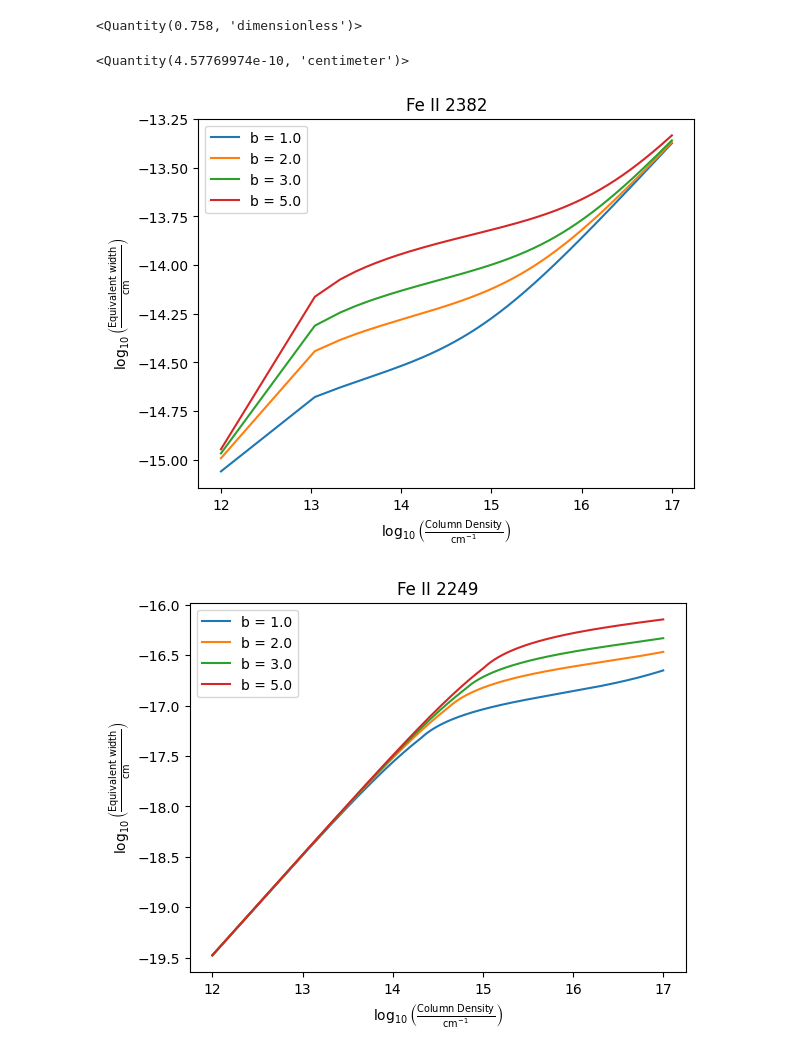
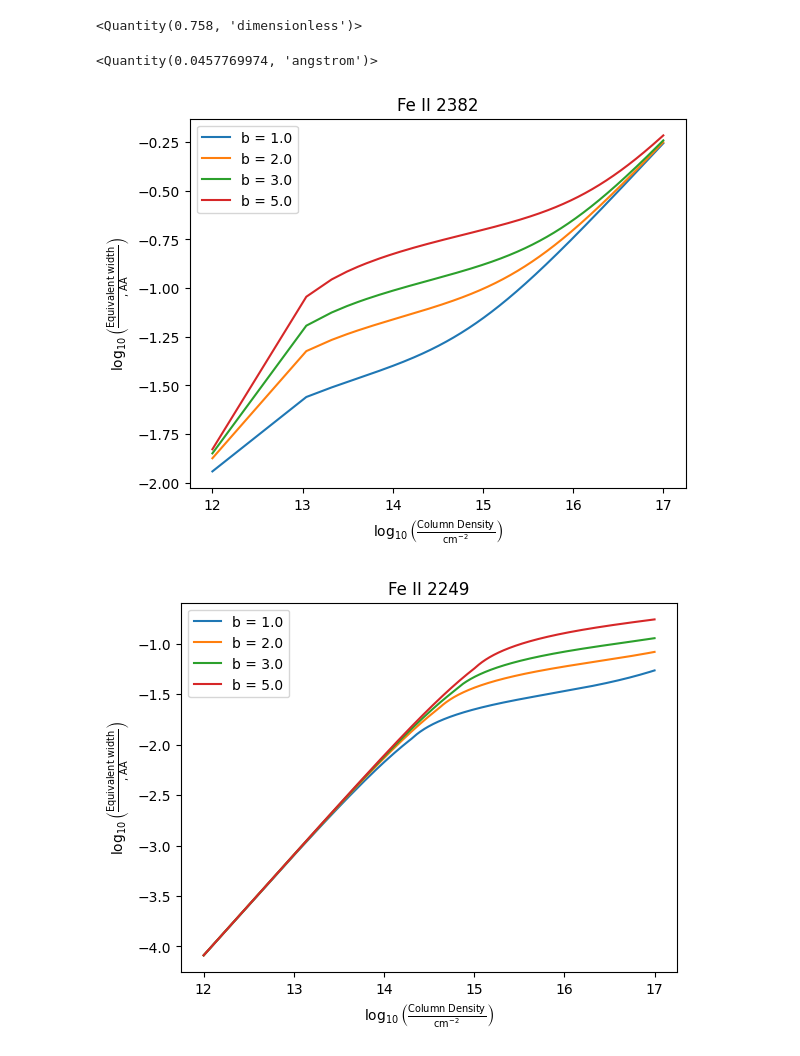
Before and after one commit to aryana-haghjoo/ISM_assignments, a Jupyter notebook: HWW4.ipynb, the cells around one changed output. Drawn from its saved outputs; the diff is of its cells as text; code cells hidden in the pictures.

Commit message:
fixed the units to A

```diff
--- a/HWW4.ipynb
+++ b/HWW4.ipynb
@@ -66,7 +66,7 @@ def calculate_W(b, c, tau_0, gamma_lu, lambda_lu):
     c = c.to('km/s')
     tau_0 = tau_0.to('dimensionless')
     gamma_lu = gamma_lu.to('1/s')
-    lambda_lu = lambda_lu.to('km') #since in the calculation, the unit should be omiited with c units, which is km/s
+    lambda_lu = lambda_lu.to('km') #since in calculating the second clause, wavelength unit should be omiited with c and gamma units, which are in km/s and 1/s respectively
 
     if tau_0 < 1.25393:
         # Calculate W for tau_0 < 1.25393
@@ -78,14 +78,14 @@ def calculate_W(b, c, tau_0, gamma_lu, lambda_lu):
         W = sqrt(term1 + term2) #dimensionless W
 
     W_lambda = W * lambda_lu #W in wavelength units
-    W_lambda = W_lambda.to('cm')  # Convert W to cm units
+    W_lambda = W_lambda.to('angstrom')  # Convert W to angstrom units
 
-    return W_lambda  # Returns W in cm units
+    return W_lambda  # Returns W in angstrom units
 
 # Example usage:
 calculate_W(b=15*ureg('km/s'), c=3e5*ureg('km/s'), tau_0=0.5*ureg('dimensionless'), gamma_lu=1e8*ureg('1/s'), lambda_lu=1215.7*ureg('angstrom'))
 # %% [output]
-<Quantity(4.57769974e-10, 'centimeter')>
+<Quantity(0.0457769974, 'angstrom')>
 # %%
 def width_array(b, N, f, wavelength, gamma):
     """
@@ -124,33 +124,30 @@ width_F_1 = width_array(b, N_Fe, f[0], wavelength[0], gamma[0])
 width_F_2 = width_array(b, N_Fe, f[1], wavelength[1], gamma[1])
 width_C = width_array(b, N_C, f[2], wavelength[2], gamma[2])
 # %%
-def plot_curve_of_growth(N, b, width, f, wavelength, titles, counter):
+def plot_curve_of_growth(N, b, width, titles, counter):
     N = N.magnitude
     b = b.magnitude
-    f= f.magnitude
-    wavelength = wavelength.to('cm')
-    wavelength = wavelength.magnitude
+
 
     plt.figure()
     for i in range(len(b)):
         width_array = width[:, i]
-        plt.plot(np.log10(N), np.log10(width_array*f*wavelength), label = 'b = {}'.format(b[i]))
-        #plt.plot(N, width[:,i], label = 'b = {}'.format(b[i]))
+        plt.plot(np.log10(N), np.log10(width_array), label = 'b = {}'.format(b[i]))
 
-    plt.xlabel(r'$\log_{10}\left(\frac{\text{Column Density}}{\text{cm}^{-1}}\right)$')
-    plt.ylabel(r'$\log_{10}\left(\frac{\text{Equivalent width}}{\text{cm}}\right)$')
+    plt.xlabel(r'$\log_{10}\left(\frac{\text{Column Density}}{\text{cm}^{-2}}\right)$')
+    plt.ylabel(r'$\log_{10}\left(\frac{\text{Equivalent width}}{\text{\, \AA}}\right)$')
     plt.title(titles[counter])
     plt.legend()
     plt.show()
 # %%
 counter = 0
-plot_curve_of_growth(N_Fe, b, width_F_1, f[counter], wavelength[counter], titles, counter)
+plot_curve_of_growth(N_Fe, b, width_F_1, titles, counter)
 # %% [output]
-[figure, old version]
+[figure, new version]
 # %%
 counter = 1
-plot_curve_of_growth(N_Fe, b, width_F_2, f[counter], wavelength[counter], titles, counter)
+plot_curve_of_growth(N_Fe, b, width_F_2, titles, counter)
 # %% [output]
-[figure, old version]
+[figure, new version]
 # %%
 counter = 2
```
Also changed, not shown: parts of 1 cell of this notebook.
